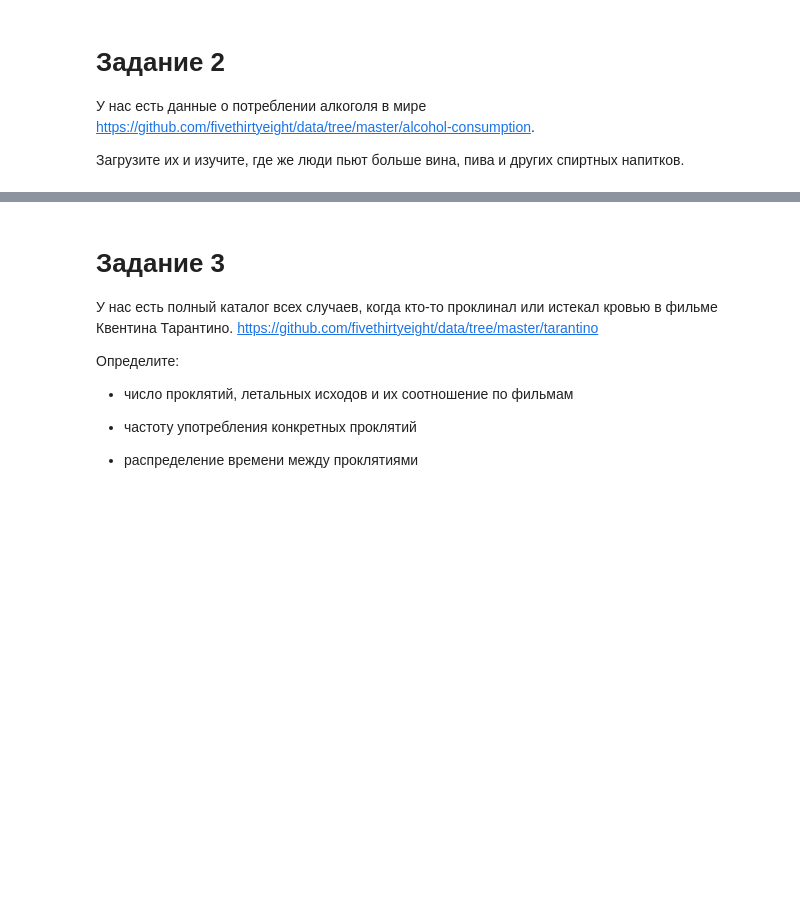
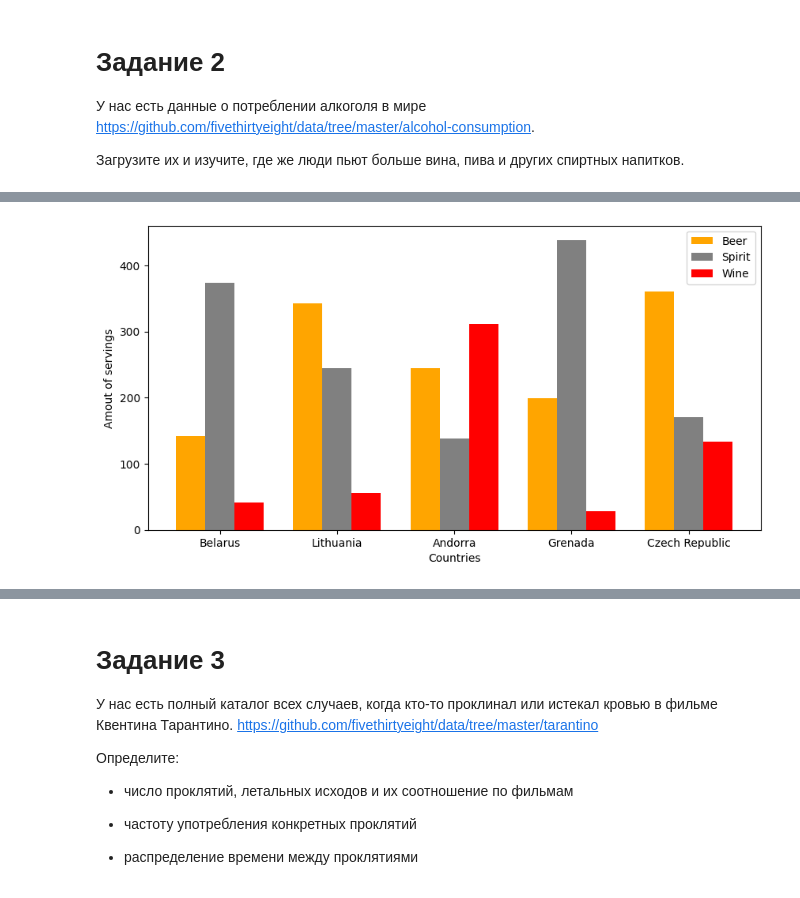
Before and after one commit to LazarevaL/wb_hw_sql, a Jupyter notebook: WB_DA_Python_HW.ipynb, the cells around one changed output, grey strips where cells are left out. Drawn from its saved outputs; the diff is of its cells as text; code cells hidden in the pictures; blank space fills up the shorter version.

```diff
--- a/WB_DA_Python_HW.ipynb
+++ b/WB_DA_Python_HW.ipynb
@@ -394,3 +394,5 @@ print("Самая популярная буква:", most_popular_letter)
 У нас есть данные о потреблении алкоголя в мире https://github.com/fivethirtyeight/data/tree/master/alcohol-consumption.
 
 Загрузите их и изучите, где же люди пьют больше вина, пива и других спиртных напитков.
+# %%
+drinks = pd.read_csv("https://raw.githubusercontent.com/fivethirtyeight/data/refs/heads/master/alcohol-consumption/drinks.csv")
@@ -396,0 +420,5 @@ print("Самая популярная буква:", most_popular_letter)
+# %%
+#топ5 стран по общему потреблению алкоголя
+
+top_5_total = drinks.sort_values(by = 'total_litres_of_pure_alcohol', ascending = False).head(5)
+top_5_total
@@ -396,0 +432,16 @@ print("Самая популярная буква:", most_popular_letter)
+# %%
+#распределение видов алкоголя для топ5 наиболее пьющих стран
+x = np.arange(len(top_5_total))
+width = 0.25
+fig = plt.figure(figsize = (10, 5))
+
+plt.bar(x-0.25, top_5_total['beer_servings'], width, color='orange')
+plt.bar(x, top_5_total['spirit_servings'], width, color='grey')
+plt.bar(x+0.25, top_5_total['wine_servings'], width, color='red')
+plt.xticks(x, top_5_total['country'])
+plt.xlabel("Countries")
+plt.ylabel("Amout of servings")
+plt.legend(["Beer", "Spirit", "Wine"])
+plt.show()
+# %% [output]
+[figure, added]
```
Also changed, not shown: parts of 25 cells of this notebook.
